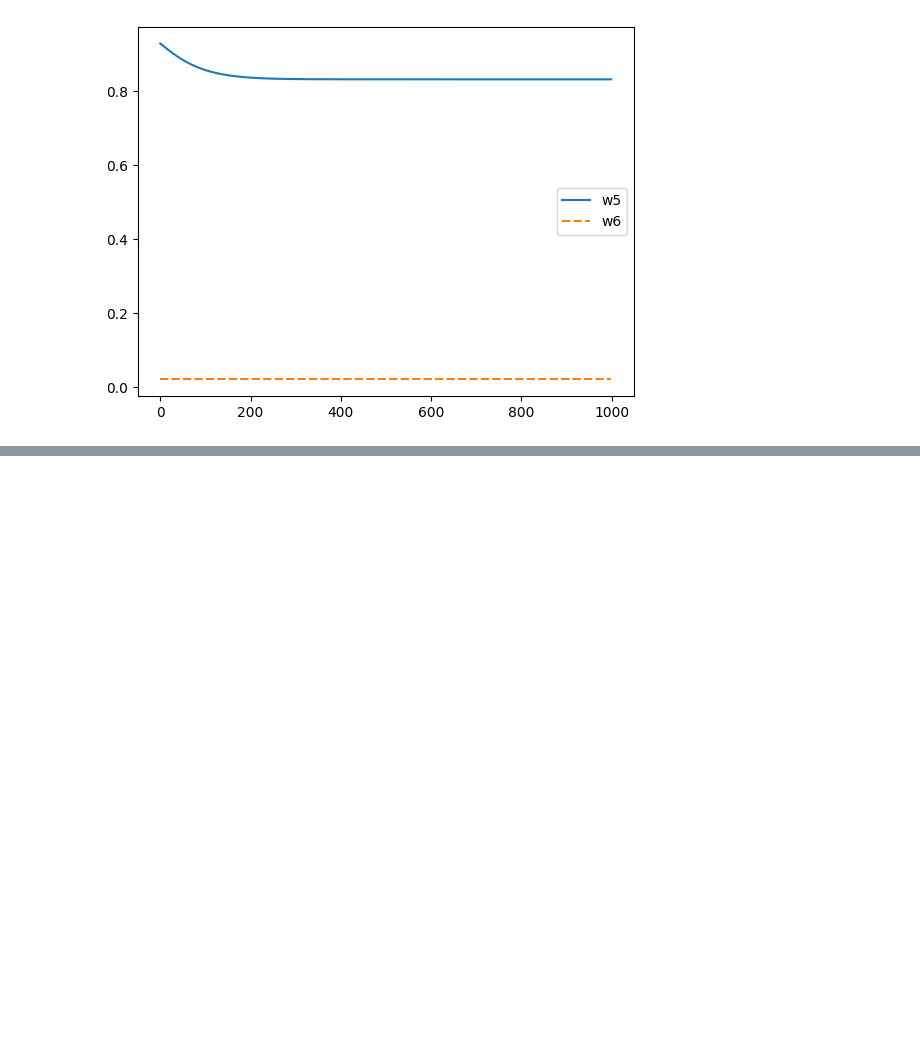
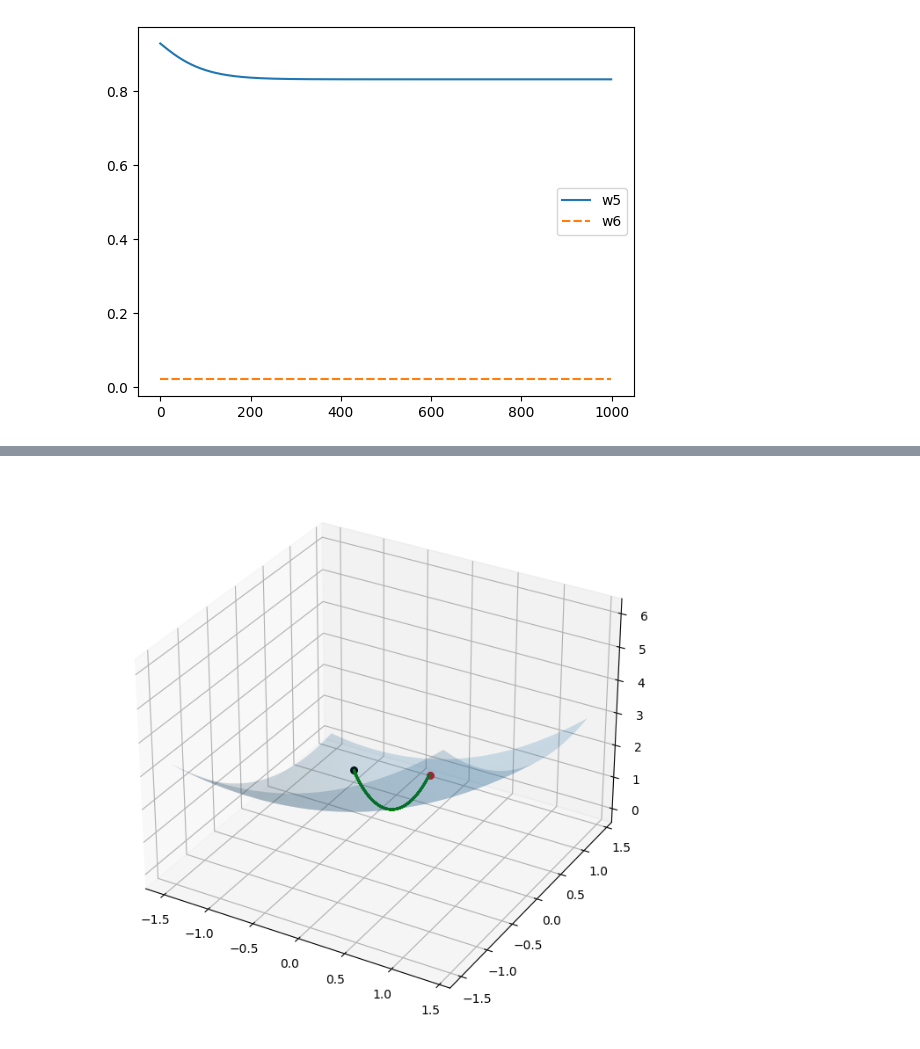
Before and after one commit to aleks-haksly/AI, a Jupyter notebook: L1/lecture_1.ipynb, the cells around one changed output, grey strips where cells are left out. Drawn from its saved outputs; the diff is of its cells as text; code cells hidden in the pictures; blank space fills up the shorter version.

```diff
--- a/L1/lecture_1.ipynb
+++ b/L1/lecture_1.ipynb
@@ -355,0 +357,10 @@ array([[1.25      , 1.22625005, 1.20500004, ..., 3.88624978, 4.00500011,
+# %%
+fig = plt.figure(figsize=(8,8)) # Создаем объект pylab.figure для построения графиков
+axes = fig.add_subplot(projection='3d') # Создаем объект Axes3D для построения трехмерного графика
+axes.plot_surface(x, y, z, rstride=1, cstride=1, alpha = 0.2) # Рисуем поверхность по параметрам x (веса w1), y (веса w2), z (значения ошибок)
+axes.scatter(save_weights[0,1], save_weights[0,0], losses[0], s=30, color='red') # Рисуем стартовое значение ошибки (losses[0])
+axes.scatter(save_weights[:,1], save_weights[:,0], losses[:], s=1, color='green') # Рисуем все значения ошибок
+axes.scatter(save_weights[-1,1], save_weights[-1,0], losses[-1], s=30, color='black') # Рисуем финальное значение ошибки (losses[-1])
+plt.show()
+# %% [output]
+[figure, added]
```
Also changed, not shown: parts of 14 cells of this notebook.
